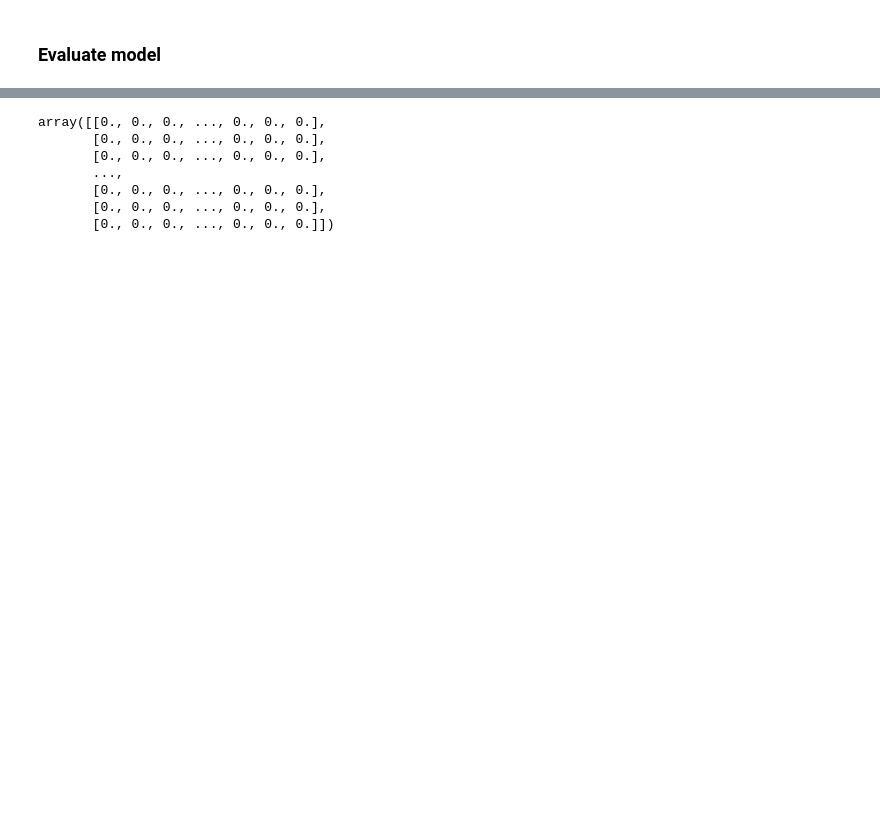
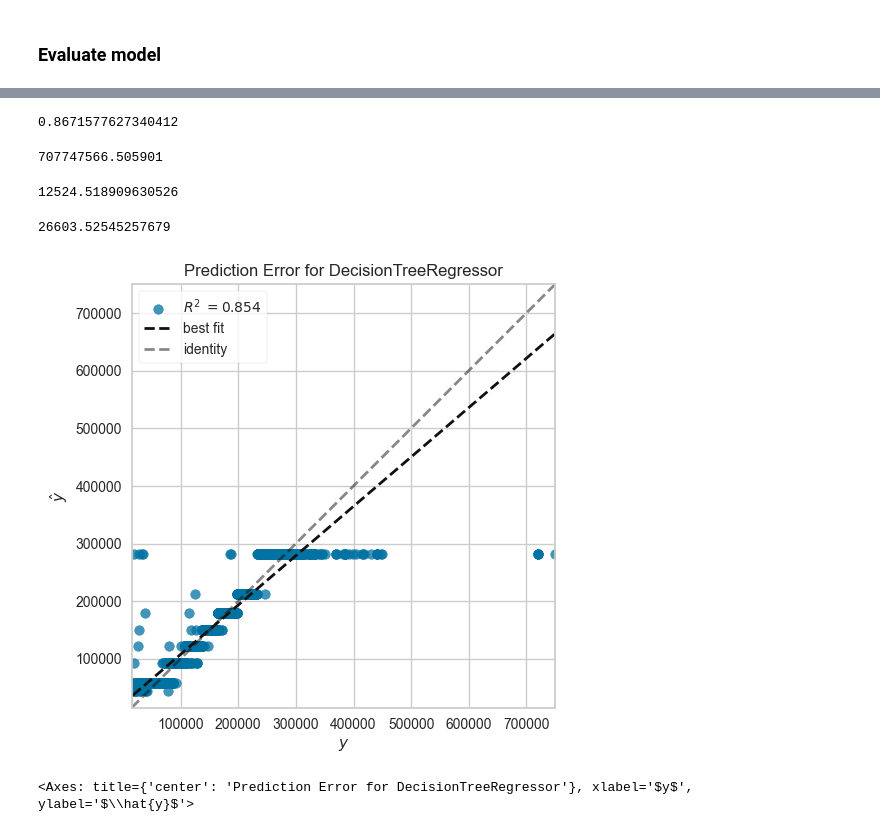
Before and after one commit to Thaihoangbach/FinalProjectML, a Jupyter notebook: Salaries_AI.ipynb, the cells around one changed output, grey strips where cells are left out. Cells and saved outputs as stored; diff of their text form; code cells hidden in the pictures; blank space fills up the shorter version.

```diff
--- a/Salaries_AI.ipynb
+++ b/Salaries_AI.ipynb
@@ -256,9 +257,10 @@ X_train, X_test, y_train, y_test = train_test_split(transformed_X, Y, test_size=
 # %% [markdown]
 ### Training model
 # %%
-from sklearn.tree import DecisionTreeClassifier # type: ignore
+from sklearn.tree import DecisionTreeRegressor # type: ignore
+from sklearn.metrics import mean_squared_error # type: ignore
 
-model = DecisionTreeClassifier()
+model = DecisionTreeRegressor(min_samples_split=3, max_depth=3)
 # %%
 model.fit(X_train, y_train)
 # %% [output]
@@ -311,10 +318,32 @@ X_test
-# %%
-model.predict_proba(X_test)
-# %% [output]
-array([[0., 0., 0., ..., 0., 0., 0.],
-       [0., 0., 0., ..., 0., 0., 0.],
-       [0., 0., 0., ..., 0., 0., 0.],
-       ...,
-       [0., 0., 0., ..., 0., 0., 0.],
-       [0., 0., 0., ..., 0., 0., 0.],
-       [0., 0., 0., ..., 0., 0., 0.]])
+# %%
+# hiệu suất của mô hình
+model.score(X_train,y_train)
+# %% [output]
+0.8671577627340412
+# %%
+# sai số bình phương trung bình giữa giá trị dự đoán và giá trị thực tế
+mse = mean_squared_error(y_test, Y_pred)
+mse
+# %% [output]
+707747566.505901
+# %%
+# sai số trung bình tuyệt đối
+mae = mean_absolute_error(y_test,Y_pred)
+mae
+# %% [output]
+12524.518909630526
+# %%
+# Root Mean Squared Error
+rmse = np.sqrt(mean_squared_error(y_test, Y_pred))
+rmse
+# %% [output]
+26603.52545257679
+# %%
+from yellowbrick.regressor import PredictionError
+visualizer = PredictionError(model)
+visualizer.fit(X_train,y_train)
+visualizer.score(X_test,y_test)
+visualizer.poof()
+# %% [output]
+[figure, added]
+<Axes: title={'center': 'Prediction Error for DecisionTreeRegressor'}, xlabel='$y$', ylabel='$\\hat{y}$'>
```
Also changed, not shown: parts of 11 cells of this notebook, 1 other file.
